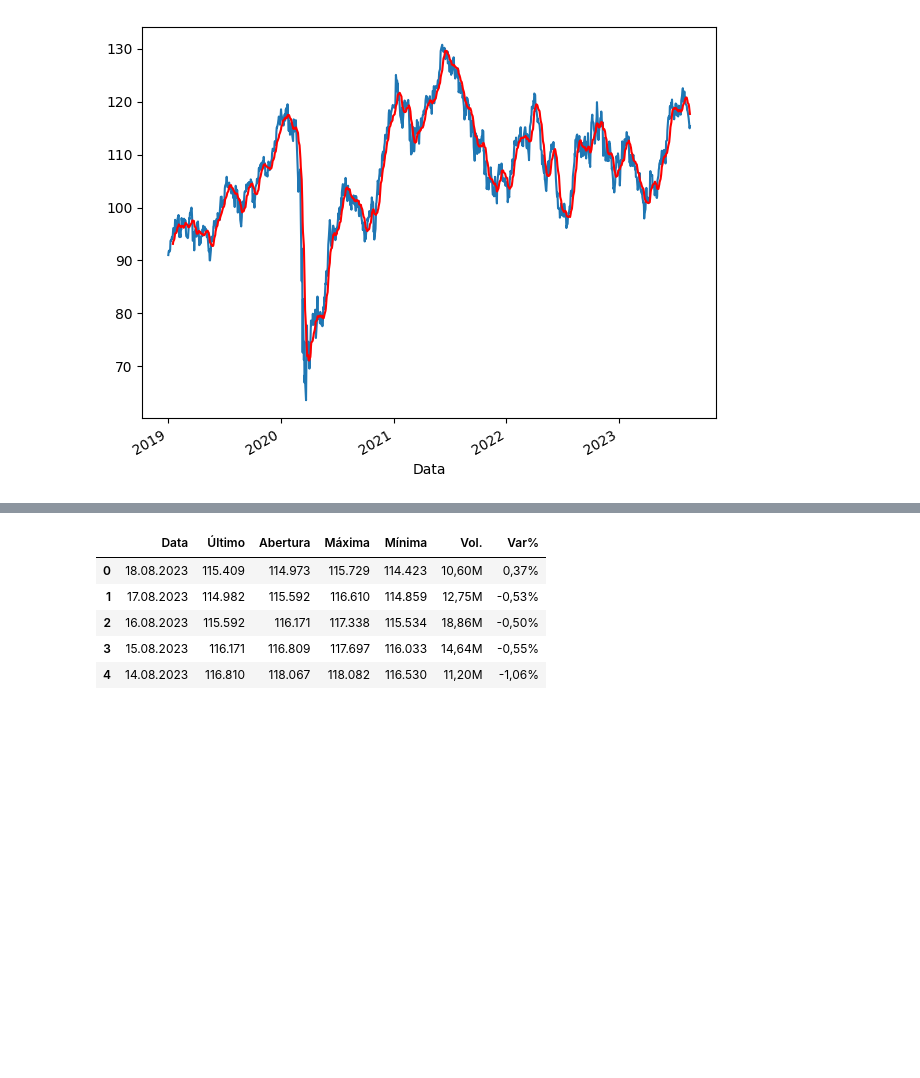
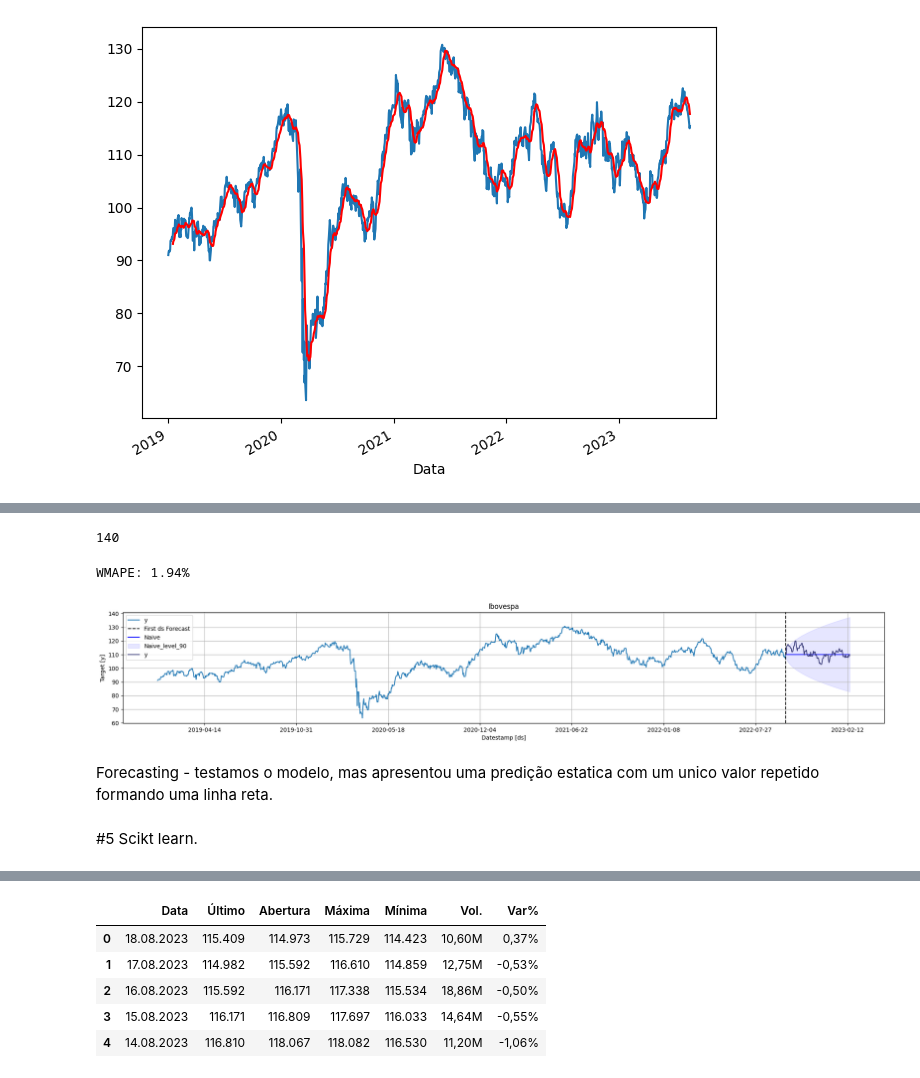
Before and after one commit to aloisiok1/TechChallange2, a Jupyter notebook: TechChallange_02.ipynb, the cells around one changed output, grey strips where cells are left out. Cells and saved outputs as stored; diff of their text form; code cells hidden in the pictures; blank space fills up the shorter version.

```diff
--- a/TechChallange_02_(2) (1).ipynb
+++ b/TechChallange_02.ipynb
@@ -376,0 +470,16 @@ plt.tight_layout()
+# %%
+#Função gera um DataFrame com o periodo desejado
+def fazer_dataFrame_periodo(DtInicio,DtFim):
+  df = pd.DataFrame({'ds': pd.date_range(start=DtInicio, end=DtFim)})
+  df['y'] = pd.Series([None] * len(df))
+
+  return df.sort_values('ds',ascending = True)
+# %%
+df_faltantes = fazer_dataFrame_periodo(df_1['ds'].min(),df_1['ds'].max())
+# %%
+#Codigo abaixo da o merge da nova tabela criada com a tabela original
+df_1 = pd.merge(df_faltantes,df_1, on='ds', how='outer')
+df_1.drop('y_x',axis = 1,inplace=True)
+df_1.rename(columns={'y_y':'y'},inplace = True)
+#o metodo ffill vai preencher os dados com o valor anterior mais proximo, então como todos os valores faltando são de feriados e fins de semana o valor na bolsa fica 'Congelado' dai utilizo o do dia anterior
+df_1.fillna(method='ffill',inplace  = True)
@@ -376,0 +557,4 @@ plt.tight_layout()
+# %%
+h
+# %% [output]
+140
@@ -376,0 +567,20 @@ plt.tight_layout()
+# %%
+model = StatsForecast(models=[Naive()], freq="D", n_jobs=-1)
+model.fit(treino)
+
+forecast_df = model.predict(h=h, level=[90])
+forecast_df = forecast_df.reset_index().merge(valid, on=["ds", "unique_id"], how="left")
+
+errors = abs(forecast_df["y"] - forecast_df["Naive"])
+wmape_numerator = sum(errors) / sum(forecast_df["y"])
+wmape = 100 * wmape_numerator / len(forecast_df["y"])
+print(f"WMAPE: {wmape:.2%}")
+
+model.plot(treino, forecast_df, level=[90], unique_ids=["Ibovespa"], engine="matplotlib")
+# %% [output]
+WMAPE: 1.94%
+[figure, added]
+# %% [markdown]
+Forecasting - testamos o modelo, mas apresentou uma predição estatica com um unico valor repetido formando uma linha reta.
+# %% [markdown]
+#5 Scikt learn.
```
Also changed, not shown: parts of 112 cells of this notebook, 3 other files.
